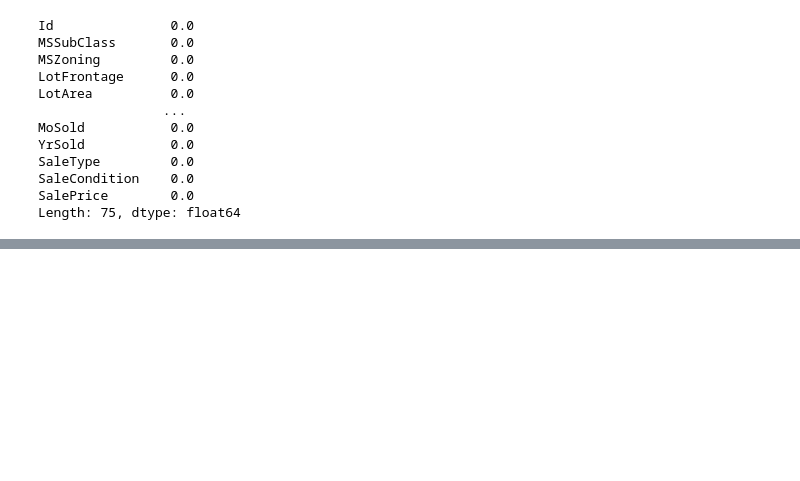
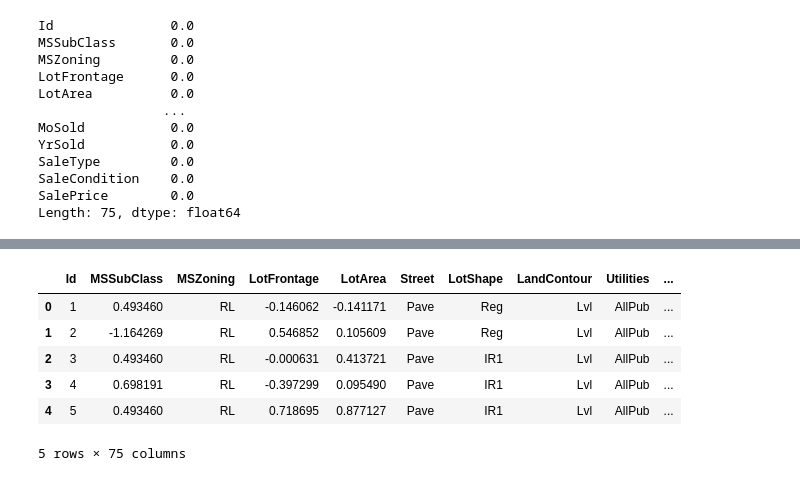
Before and after one commit to Gargi0011/HousePrice-Prediction-V1, a Jupyter notebook: trail.ipynb, the cells around one changed output, grey strips where cells are left out. Saved outputs shown, nothing was run; the diff lists cells and outputs as text; code cells hidden in the pictures; blank space fills up the shorter version.

```diff
--- a/trail.ipynb
+++ b/trail.ipynb
@@ -179,0 +229,34 @@ Length: 75, dtype: float64
+# %%
+from sklearn.preprocessing import PowerTransformer
+
+def fix_skewed_features(df, threshold=0.75, method='yeo-johnson'):
+    """
+    Detects and transforms skewed numerical features in the DataFrame.
+
+    Parameters:
+    - df (pd.DataFrame): Input DataFrame.
+    - threshold (float): Absolute skewness threshold for transformation.
+    - method (str): Transformation method - 'log' or 'yeo-johnson'.
+
+    Returns:
+    - df_transformed (pd.DataFrame): DataFrame with transformed features.
+    - skewed_feats (pd.Series): Skewed features and their original skew values.
+    """
+    df = df.copy()
+    numeric_cols = df.select_dtypes(include=['int64', 'float64'])
+
+    # Compute skewness
+    skewness = numeric_cols.apply(lambda x: x.dropna().skew())
+    skewed_feats = skewness[abs(skewness) > threshold]
+
+    if method == 'log':
+        for col in skewed_feats.index:
+            if (df[col] >= 0).all():  # log1p requires non-negative
+                df[col] = np.log1p(df[col])
+    elif method == 'yeo-johnson':
+        pt = PowerTransformer(method='yeo-johnson')
+        df[skewed_feats.index] = pt.fit_transform(df[skewed_feats.index])
+    else:
+        raise ValueError("Method must be either 'log' or 'yeo-johnson'")
+
+    return df, skewed_feats
@@ -179,0 +285,10 @@ Length: 75, dtype: float64
+# %%
+df.head()
+# %% [output]
+|  | Id | MSSubClass | MSZoning | LotFrontage | LotArea | Street | LotShape | LandContour | Utilities | ... |
+| 0 | 1 | 0.493460 | RL | -0.146062 | -0.141171 | Pave | Reg | Lvl | AllPub | ... |
+| 1 | 2 | -1.164269 | RL | 0.546852 | 0.105609 | Pave | Reg | Lvl | AllPub | ... |
+| 2 | 3 | 0.493460 | RL | -0.000631 | 0.413721 | Pave | IR1 | Lvl | AllPub | ... |
+| 3 | 4 | 0.698191 | RL | -0.397299 | 0.095490 | Pave | IR1 | Lvl | AllPub | ... |
+| 4 | 5 | 0.493460 | RL | 0.718695 | 0.877127 | Pave | IR1 | Lvl | AllPub | ... |
+5 rows × 75 columns
```
Also changed, not shown: parts of 19 cells of this notebook, 5 other files.
